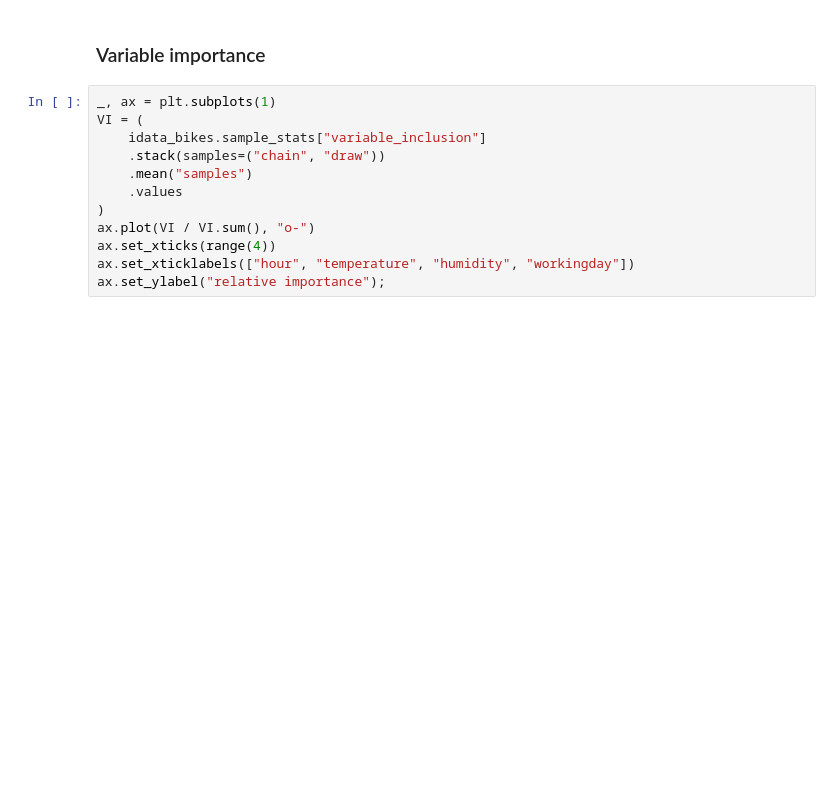
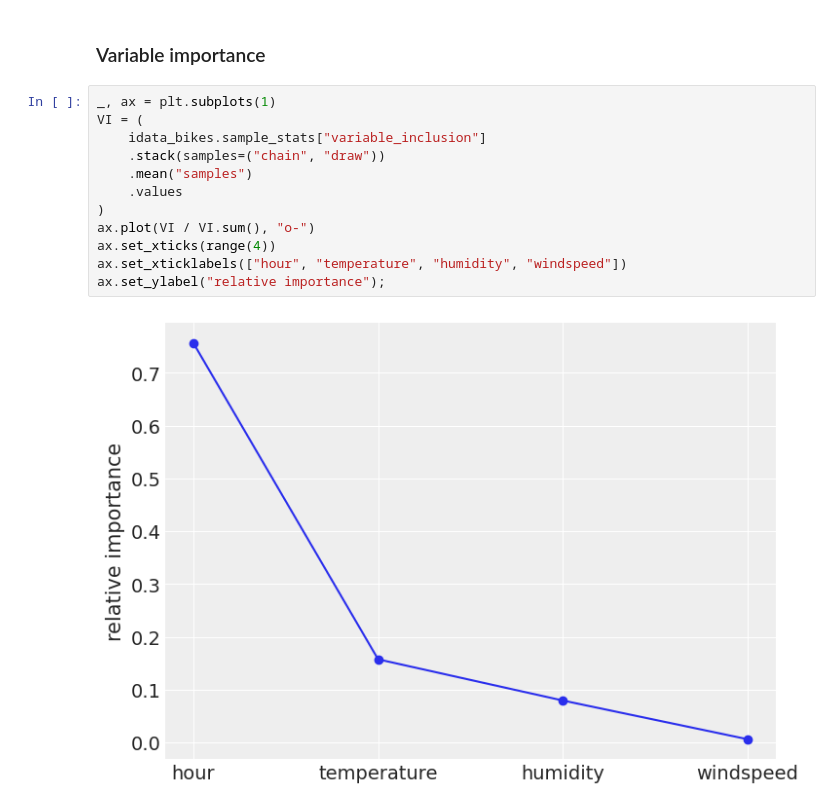
Before and after one commit to Grupo-de-modelado-probabilista/BART, a Jupyter notebook: experiments/Bikes.ipynb, the cells around one changed output. Cells and saved outputs as stored; diff of their text form; blank space fills up the shorter version.

```diff
--- a/experiments/Bikes.ipynb
+++ b/experiments/Bikes.ipynb
@@ -36,12 +49,14 @@ pm.bart.plot_dependence(idata_bikes, X=X, Y=Y, grid=(2, 2), var_discrete=[3]);
 # %%
 _, ax = plt.subplots(1)
 VI = (
     idata_bikes.sample_stats["variable_inclusion"]
     .stack(samples=("chain", "draw"))
     .mean("samples")
     .values
 )
 ax.plot(VI / VI.sum(), "o-")
 ax.set_xticks(range(4))
-ax.set_xticklabels(["hour", "temperature", "humidity", "workingday"])
+ax.set_xticklabels(["hour", "temperature", "humidity", "windspeed"])
 ax.set_ylabel("relative importance");
+# %% [output]
+[figure, added]
```
Also changed, not shown: parts of 3 cells of this notebook, 2 other files.
